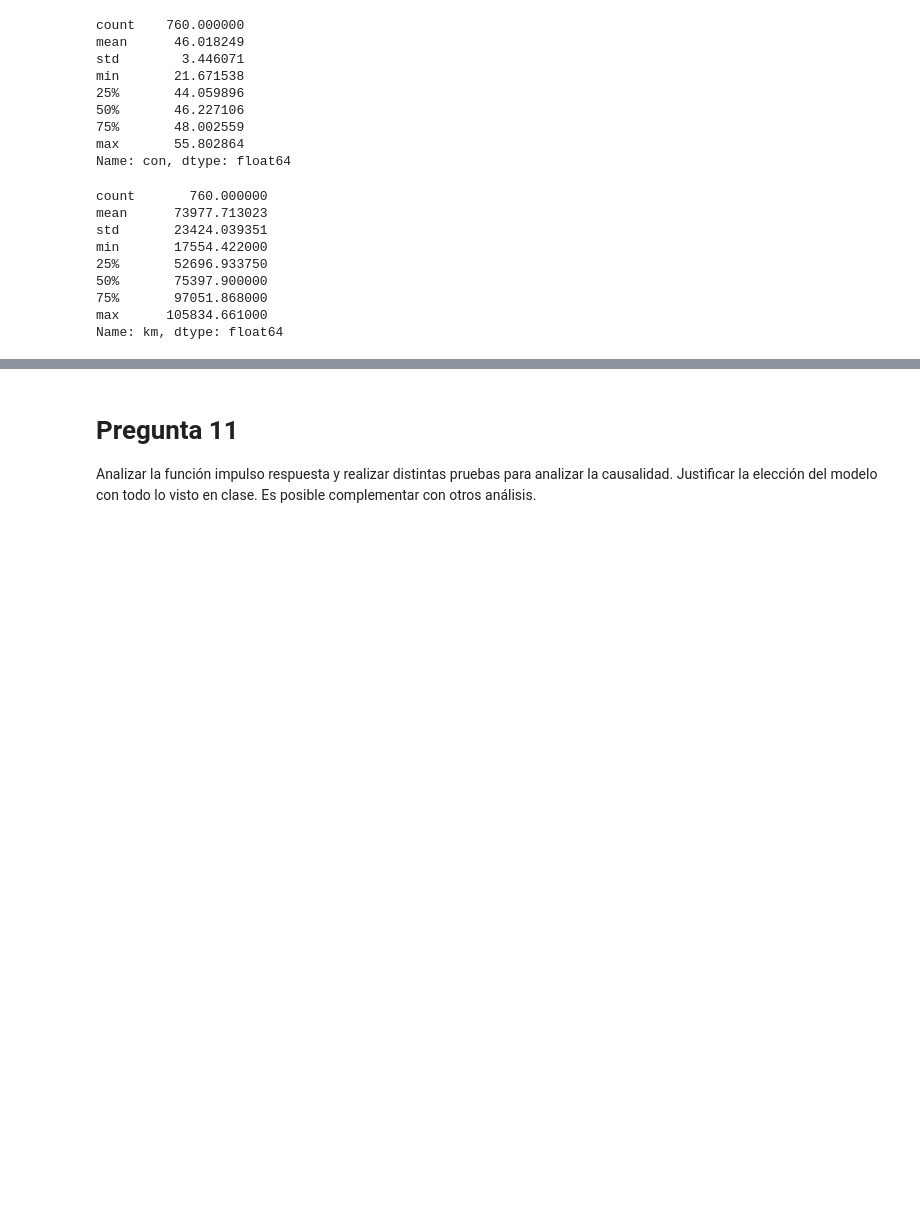
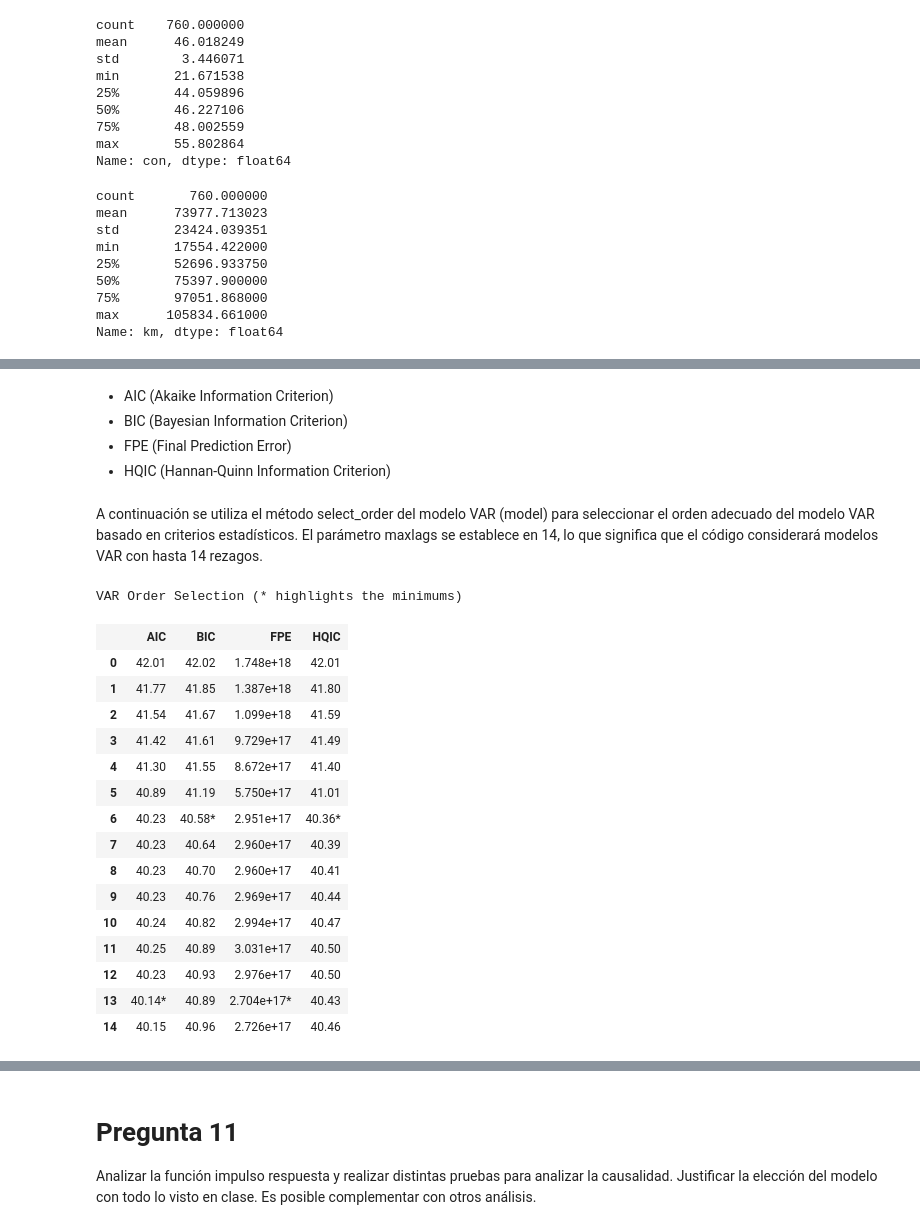
Before and after one commit to jiang-011/AST_G4, a Jupyter notebook: TP_G4_Pasajeros.ipynb, the cells around one changed output, grey strips where cells are left out. Saved outputs shown, nothing was run; the diff lists cells and outputs as text; code cells hidden in the pictures; blank space fills up the shorter version.

```diff
--- a/TP_G4_Pasajeros.ipynb
+++ b/TP_G4_Pasajeros.ipynb
@@ -967,3 +967,14 @@ Name: km, dtype: float64
 # %%
 # Realizamos el merge de los tres conjuntos de datos
 serieVAR=pd.concat([pasajeros_d, km_d, consumo_d], axis=1)
+# %%
+# Separacion Train/Test
+
+# Seleccion de train
+train = serieVAR[:-14]  # Tomar todas las observaciones excepto las últimas 14
+
+# Seleccionamos de test
+test = serieVAR[-14:]  # Tomar los últimos 14 elementos
+
+# Corroboramos que los límites se hayan establecido según lo planificado
+print(train, "\n\n", test)
@@ -969,0 +1003,28 @@ serieVAR=pd.concat([pasajeros_d, km_d, consumo_d], axis=1)
+# %% [markdown]
+- AIC (Akaike Information Criterion)
+- BIC (Bayesian Information Criterion)
+- FPE (Final Prediction Error)
+- HQIC (Hannan-Quinn Information Criterion)
+# %% [markdown]
+A continuación se utiliza el método select_order del modelo VAR (model) para seleccionar el orden adecuado del modelo VAR basado en criterios estadísticos. El parámetro maxlags se establece en 14, lo que significa que el código considerará modelos VAR con hasta 14 rezagos.
+# %%
+x = model.select_order(maxlags=14)
+x.summary()
+# %% [output]
+VAR Order Selection (* highlights the minimums)
+|  | AIC | BIC | FPE | HQIC |
+| 0 | 42.01 | 42.02 | 1.748e+18 | 42.01 |
+| 1 | 41.77 | 41.85 | 1.387e+18 | 41.80 |
+| 2 | 41.54 | 41.67 | 1.099e+18 | 41.59 |
+| 3 | 41.42 | 41.61 | 9.729e+17 | 41.49 |
+| 4 | 41.30 | 41.55 | 8.672e+17 | 41.40 |
+| 5 | 40.89 | 41.19 | 5.750e+17 | 41.01 |
+| 6 | 40.23 | 40.58* | 2.951e+17 | 40.36* |
+| 7 | 40.23 | 40.64 | 2.960e+17 | 40.39 |
+| 8 | 40.23 | 40.70 | 2.960e+17 | 40.41 |
+| 9 | 40.23 | 40.76 | 2.969e+17 | 40.44 |
+| 10 | 40.24 | 40.82 | 2.994e+17 | 40.47 |
+| 11 | 40.25 | 40.89 | 3.031e+17 | 40.50 |
+| 12 | 40.23 | 40.93 | 2.976e+17 | 40.50 |
+| 13 | 40.14* | 40.89 | 2.704e+17* | 40.43 |
+| 14 | 40.15 | 40.96 | 2.726e+17 | 40.46 |
```
Also changed, not shown: parts of 22 cells of this notebook.
